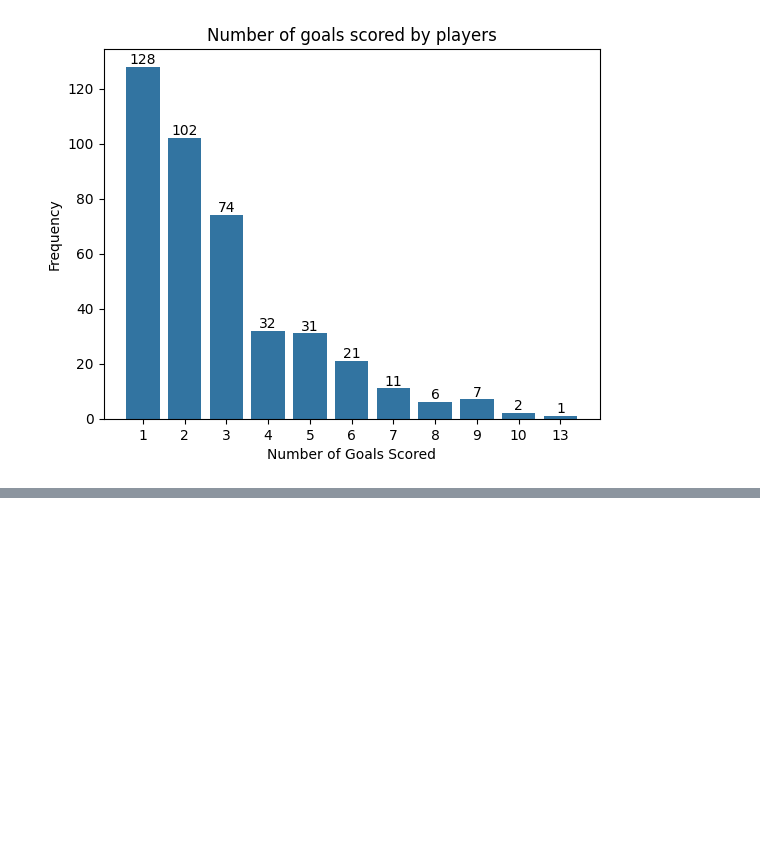
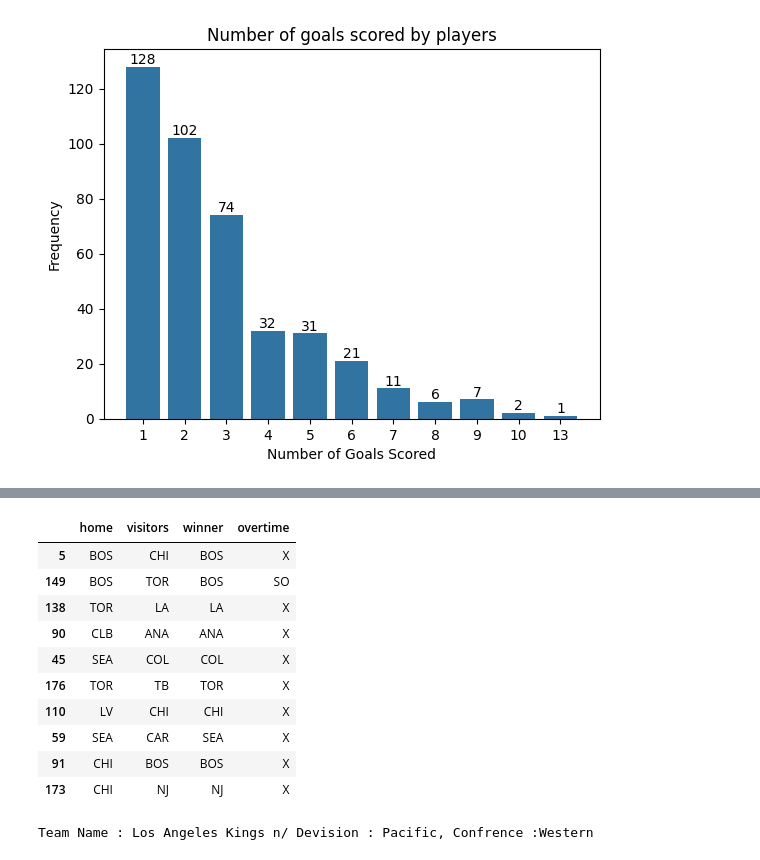
Before and after one commit to Pogo86/nhl, a Jupyter notebook: playerAnalysis.ipynb, the cells around one changed output, grey strips where cells are left out. Saved outputs shown, nothing was run; the diff lists cells and outputs as text; code cells hidden in the pictures; blank space fills up the shorter version.

```diff
--- a/playerAnalysis.ipynb
+++ b/playerAnalysis.ipynb
@@ -87,3 +89,30 @@ tdf = pd.DataFrame(teamArray)
 tdf = tdf.rename(columns={0:'teamID',1:'team',2:'totalGoals'})
 tdf = tdf.set_index('teamID')
 tdf = tdf.sort_values('totalGoals', ascending=False)
+# %%
+gameArray = []
+with open('20231010-20231108_games.csv') as csv_file:
+    csv_reader = csv.reader(csv_file, delimiter=',')
+    for row in csv_reader:
+        home = row[2]
+        visitor = row[1]
+        winner = row[4]
+        overtime = row[5]
+        gameArray.append((home,visitor,winner,overtime))
+    gameArray.pop(0)
+# %%
+gamedf = pd.DataFrame(gameArray)
+gamedf = gamedf.rename(columns={0:'home', 1:'visitors', 2:'winner',3:'overtime'})
+gamedf.sample(10)
+# %% [output]
+|  | home | visitors | winner | overtime |
+| 5 | BOS | CHI | BOS | X |
+| 149 | BOS | TOR | BOS | SO |
+| 138 | TOR | LA | LA | X |
+| 90 | CLB | ANA | ANA | X |
+| 45 | SEA | COL | COL | X |
+| 176 | TOR | TB | TOR | X |
+| 110 | LV | CHI | CHI | X |
+| 59 | SEA | CAR | SEA | X |
+| 91 | CHI | BOS | BOS | X |
+| 173 | CHI | NJ | NJ | X |
@@ -89,0 +133,4 @@ tdf = tdf.sort_values('totalGoals', ascending=False)
+# %%
+print(teamsDict['LA'])
+# %% [output]
+Team Name : Los Angeles Kings n/ Devision : Pacific, Confrence :Western
```
Also changed, not shown: parts of 6 cells of this notebook, 7 other files.
